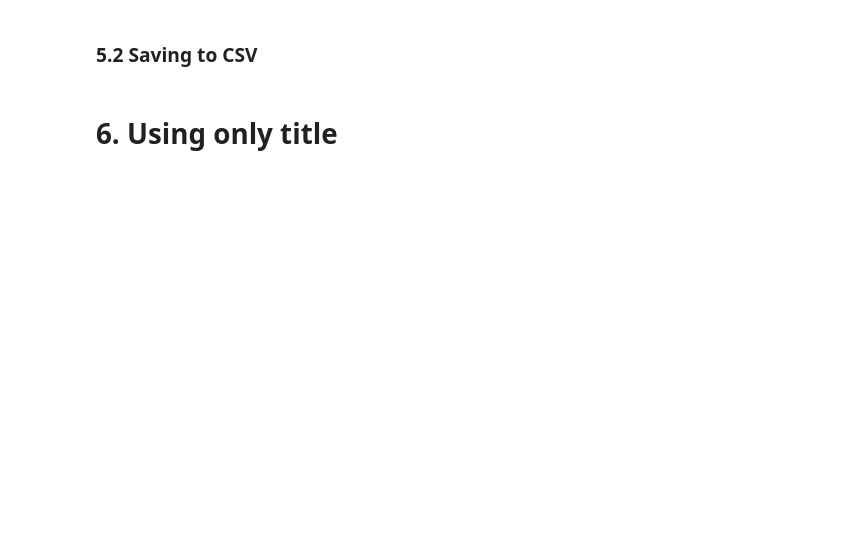
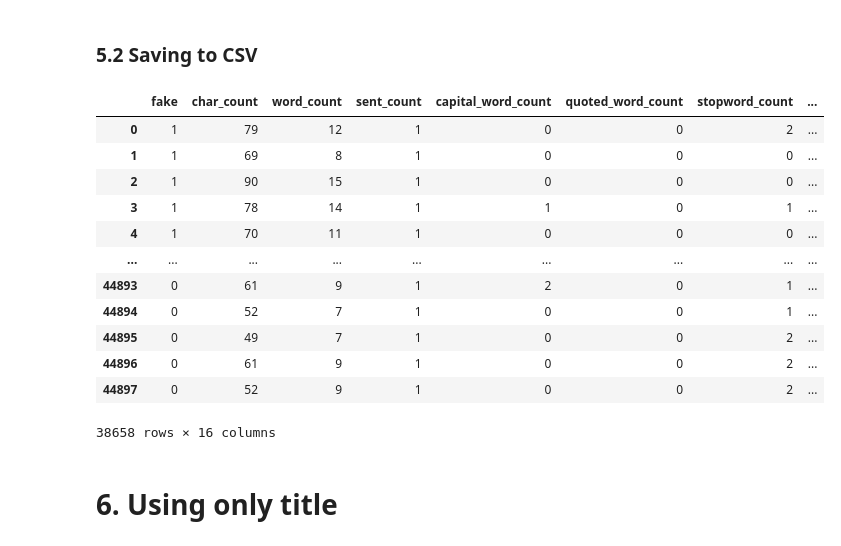
Before and after one commit to Jiawei19/BT4222, a Jupyter notebook: jiawei.ipynb, the cells around one changed output. Saved outputs shown, nothing was run; the diff lists cells and outputs as text; code cells hidden in the pictures; blank space fills up the shorter version.

```diff
--- a/jiawei.ipynb
+++ b/jiawei.ipynb
@@ -465,6 +465,22 @@ df2.head()
 ### 5.2 Saving to CSV
 # %%
 df2.to_csv("title.csv", index=False)
+# %%
+df2.iloc[:,2:]
+# %% [output]
+|  | fake | char_count | word_count | sent_count | capital_word_count | quoted_word_count | stopword_count | ... |
+| 0 | 1 | 79 | 12 | 1 | 0 | 0 | 2 | ... |
+| 1 | 1 | 69 | 8 | 1 | 0 | 0 | 0 | ... |
+| 2 | 1 | 90 | 15 | 1 | 0 | 0 | 0 | ... |
+| 3 | 1 | 78 | 14 | 1 | 1 | 0 | 1 | ... |
+| 4 | 1 | 70 | 11 | 1 | 0 | 0 | 0 | ... |
+| ... | ... | ... | ... | ... | ... | ... | ... | ... |
+| 44893 | 0 | 61 | 9 | 1 | 2 | 0 | 1 | ... |
+| 44894 | 0 | 52 | 7 | 1 | 0 | 0 | 1 | ... |
+| 44895 | 0 | 49 | 7 | 1 | 0 | 0 | 2 | ... |
+| 44896 | 0 | 61 | 9 | 1 | 0 | 0 | 2 | ... |
+| 44897 | 0 | 52 | 9 | 1 | 0 | 0 | 2 | ... |
+38658 rows × 16 columns
 # %% [markdown]
 # 6. Using only title
 # %%
```
Also changed, not shown: 1 other file.
